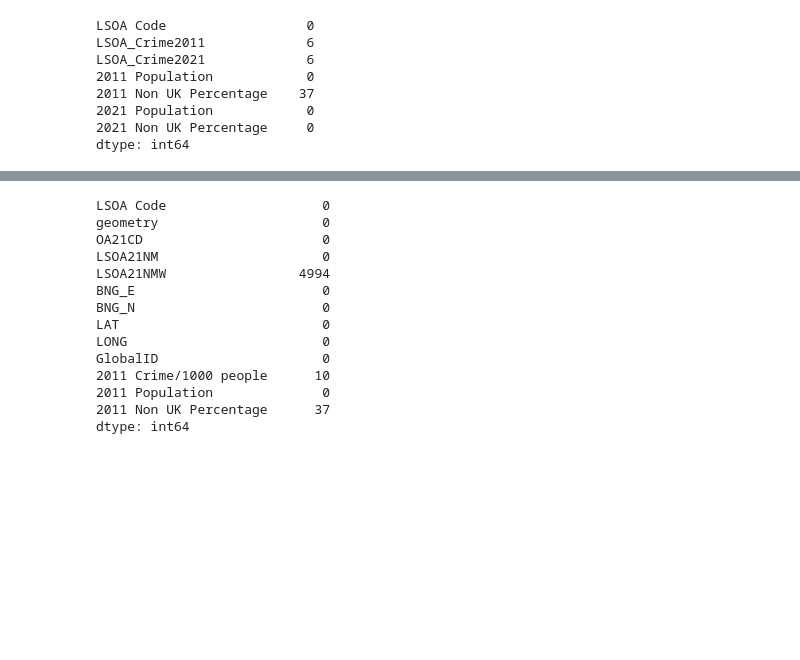
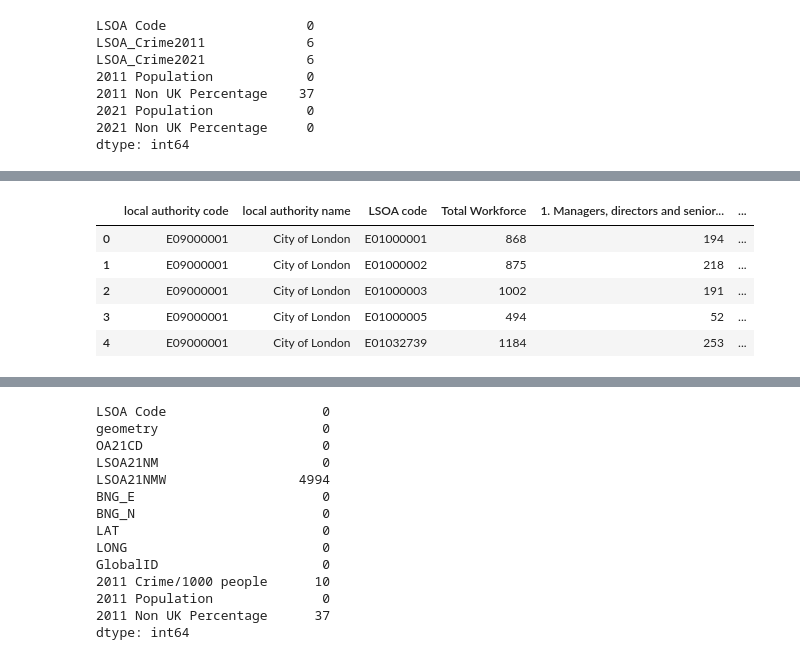
Before and after one commit to Saadsiddiqui100/Data-Analytics-Project, a Jupyter notebook: NCG613a_Project1.ipynb, the cells around one changed output, grey strips where cells are left out. Saved outputs shown, nothing was run; the diff lists cells and outputs as text; code cells hidden in the pictures; blank space fills up the shorter version.

```diff
--- a/NCG613a_Project1.ipynb
+++ b/NCG613a_Project1.ipynb
@@ -162,0 +202,10 @@ crime_final ['2021 Crime/1000 people'] = crime_final ['LSOA_Crime2021']/ (crime_
+# %%
+df_2021.rename(columns={'All usual residents aged 16 and over in employment':'Total Workforce'}, inplace=True)
+df_2021.head(5)
+# %% [output]
+|  | local authority code | local authority name | LSOA code | Total Workforce | 1. Managers, directors and senior... | ... |
+| 0 | E09000001 | City of London | E01000001 | 868 | 194 | ... |
+| 1 | E09000001 | City of London | E01000002 | 875 | 218 | ... |
+| 2 | E09000001 | City of London | E01000003 | 1002 | 191 | ... |
+| 3 | E09000001 | City of London | E01000005 | 494 | 52 | ... |
+| 4 | E09000001 | City of London | E01032739 | 1184 | 253 | ... |
```
Also changed, not shown: parts of 17 cells of this notebook.
